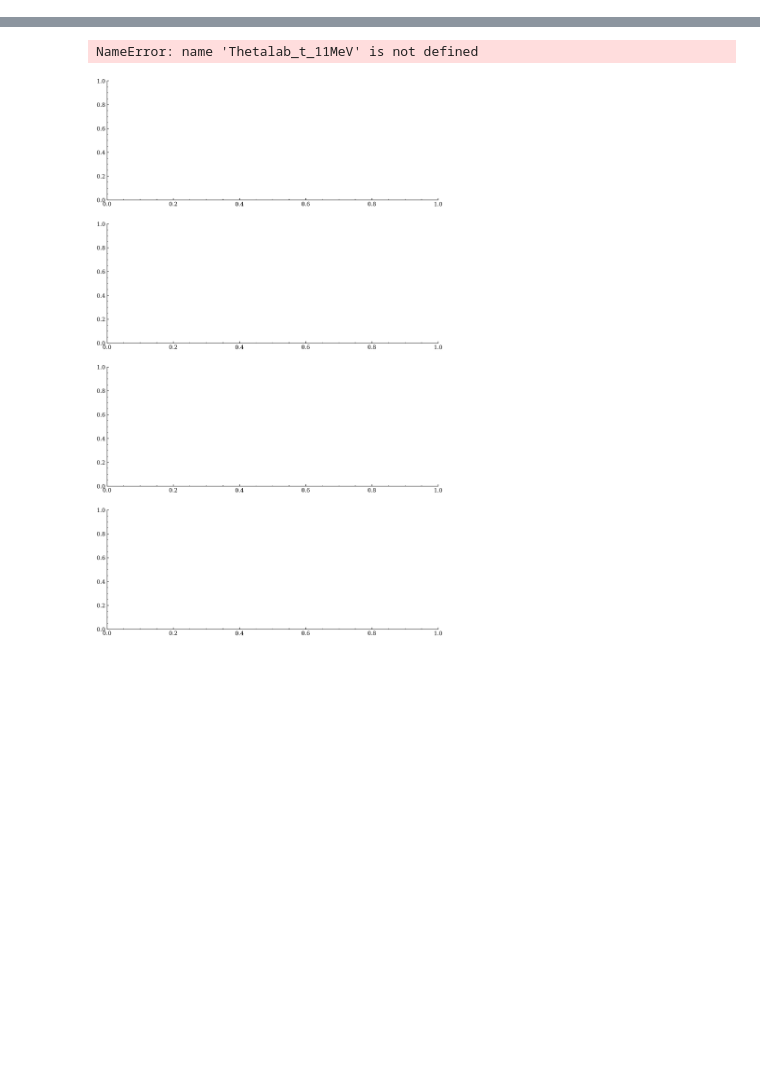
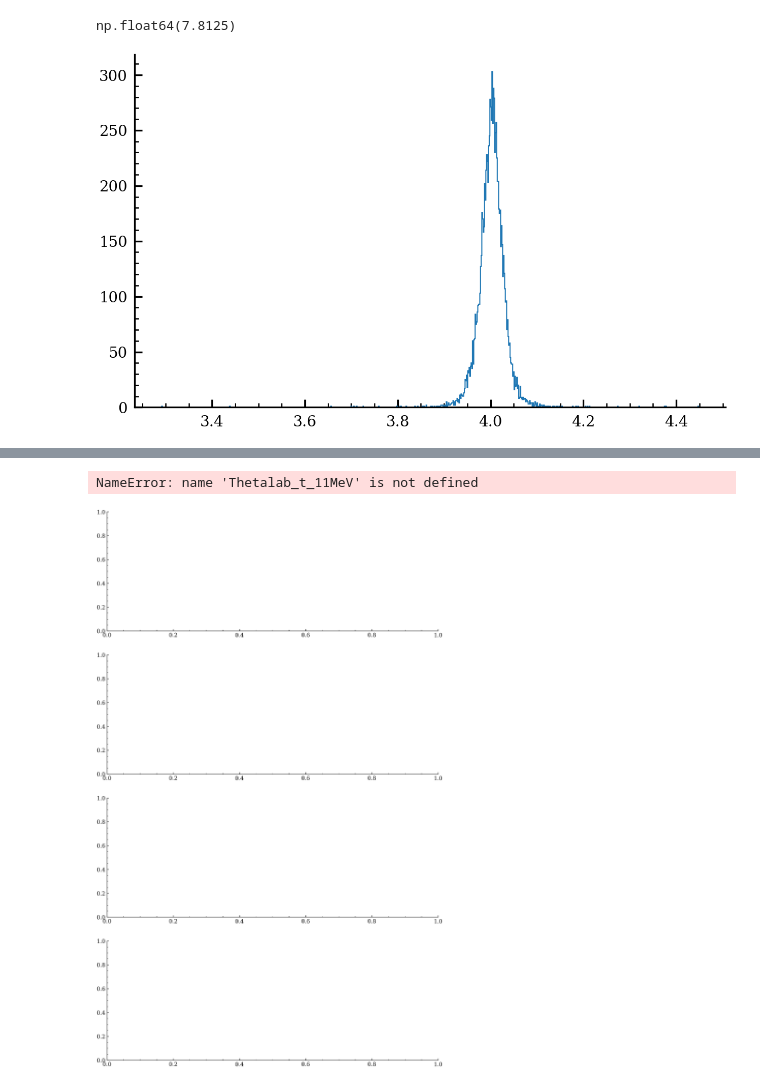
Before and after one commit to htametahI/G4EMMA, a Jupyter notebook: UserDir/ExcitationEnergy/check_results.ipynb, the cells around one changed output, grey strips where cells are left out. Cells and saved outputs as stored; diff of their text form; code cells hidden in the pictures; blank space fills up the shorter version.

```diff
--- a/UserDir/ExcitationEnergy/check_results.ipynb
+++ b/UserDir/ExcitationEnergy/check_results.ipynb
@@ -145,3 +148,29 @@ np.float64(7.8125)
+# %%
+# Excitation Energy
+mA = 20484.845566 #MeV
+ma = 6535.365833
+mb = 2809.432119
+mB = 24202.632149
+if len(Ebeam) != len(E_t_gate_test):
+    E_t_gate_test = E_t_gate_test[:-1]
+T = Ebeam
+# T = 66
+# print(len(Ebeam))
+# print(len(E_t_gate_test))
+
+val1 = mA**2 + ma**2 + mb**2 + 2 * mA * ma + 2 * ma * T
+val2 = -2 * (mb + E_t_gate_test) * (mA + T + ma)
+val3 = 2 * np.cos(np.deg2rad(Thetalab_t_gate_test)) * np.sqrt(T**2 + 2 * mA * T) * np.sqrt(E_t_gate_test**2 + 2 * mb * E_t_gate_test)
+Exc = np.sqrt(val1 + val2 + val3) - mB
+
+fig = plt.figure(figsize=(5, 3))
+plt.hist(Exc, bins = 800, histtype="step", linewidth=0.5,label = r"$\phi$")
+# plt.xlim(10.6, 11.5)
+
+autoscale_fonts(fig, base=10)
+# %% [output]
+np.float64(7.8125)
+[figure, added]
 # %%
 bins = 100
 # plt.hist(Thetalab_t, bins = bins)
```
Also changed, not shown: parts of 5 cells of this notebook, 13 other files.
